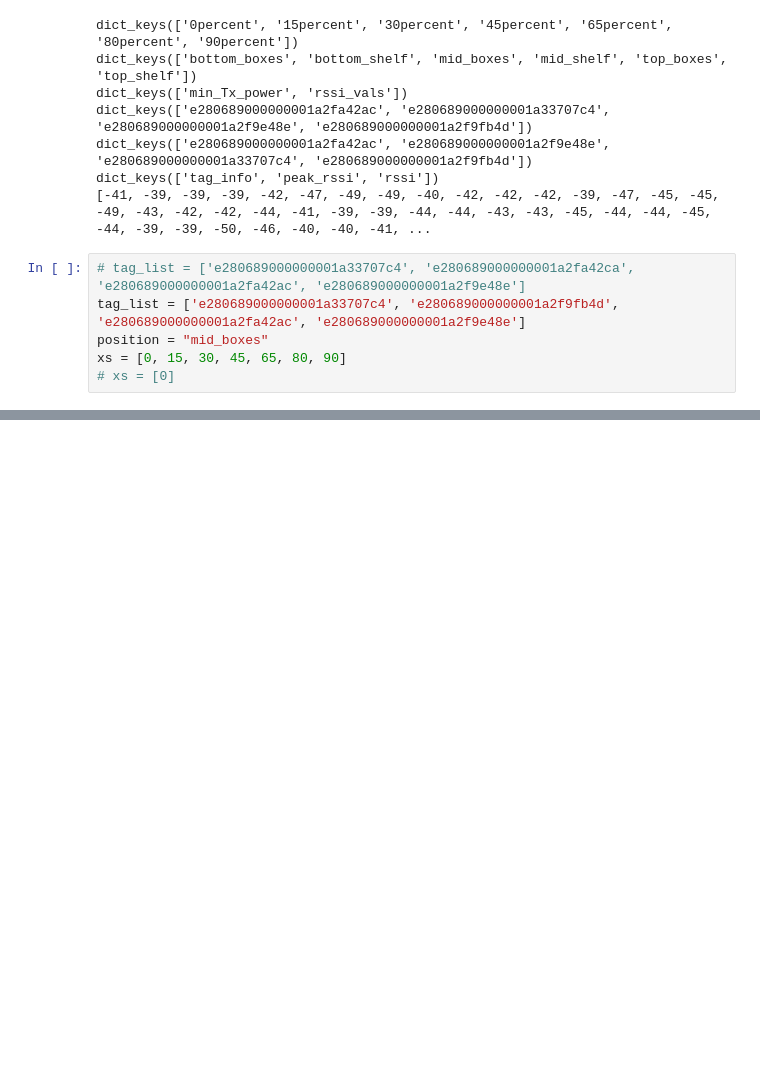
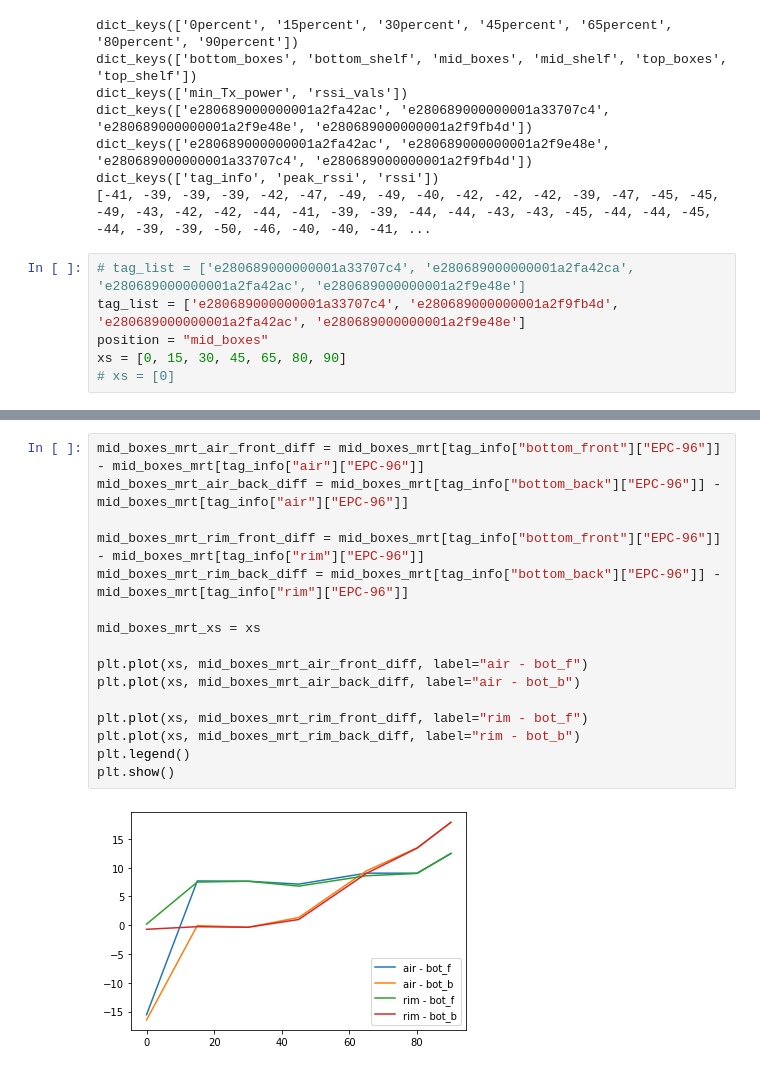
Before and after one commit to Rashmil-1999/smart_garden_rpi, a Jupyter notebook: src/viz.ipynb, the cells around one changed output, grey strips where cells are left out. Saved outputs shown, nothing was run; the diff lists cells and outputs as text; blank space fills up the shorter version.

```diff
--- a/src/viz.ipynb
+++ b/src/viz.ipynb
@@ -208,0 +421,18 @@ bottom_boxes_mrt: np.ndarray = compiled_rssi_readings["bottom_boxes"]["mrt"]
+# %%
+mid_boxes_mrt_air_front_diff = mid_boxes_mrt[tag_info["bottom_front"]["EPC-96"]] - mid_boxes_mrt[tag_info["air"]["EPC-96"]]
+mid_boxes_mrt_air_back_diff = mid_boxes_mrt[tag_info["bottom_back"]["EPC-96"]] - mid_boxes_mrt[tag_info["air"]["EPC-96"]]
+
+mid_boxes_mrt_rim_front_diff = mid_boxes_mrt[tag_info["bottom_front"]["EPC-96"]] - mid_boxes_mrt[tag_info["rim"]["EPC-96"]]
+mid_boxes_mrt_rim_back_diff = mid_boxes_mrt[tag_info["bottom_back"]["EPC-96"]] - mid_boxes_mrt[tag_info["rim"]["EPC-96"]]
+
+mid_boxes_mrt_xs = xs
+
+plt.plot(xs, mid_boxes_mrt_air_front_diff, label="air - bot_f")
+plt.plot(xs, mid_boxes_mrt_air_back_diff, label="air - bot_b")
+
+plt.plot(xs, mid_boxes_mrt_rim_front_diff, label="rim - bot_f")
+plt.plot(xs, mid_boxes_mrt_rim_back_diff, label="rim - bot_b")
+plt.legend()
+plt.show()
+# %% [output]
+[figure, added]
```
Also changed, not shown: parts of 19 cells of this notebook, 3 other files.
